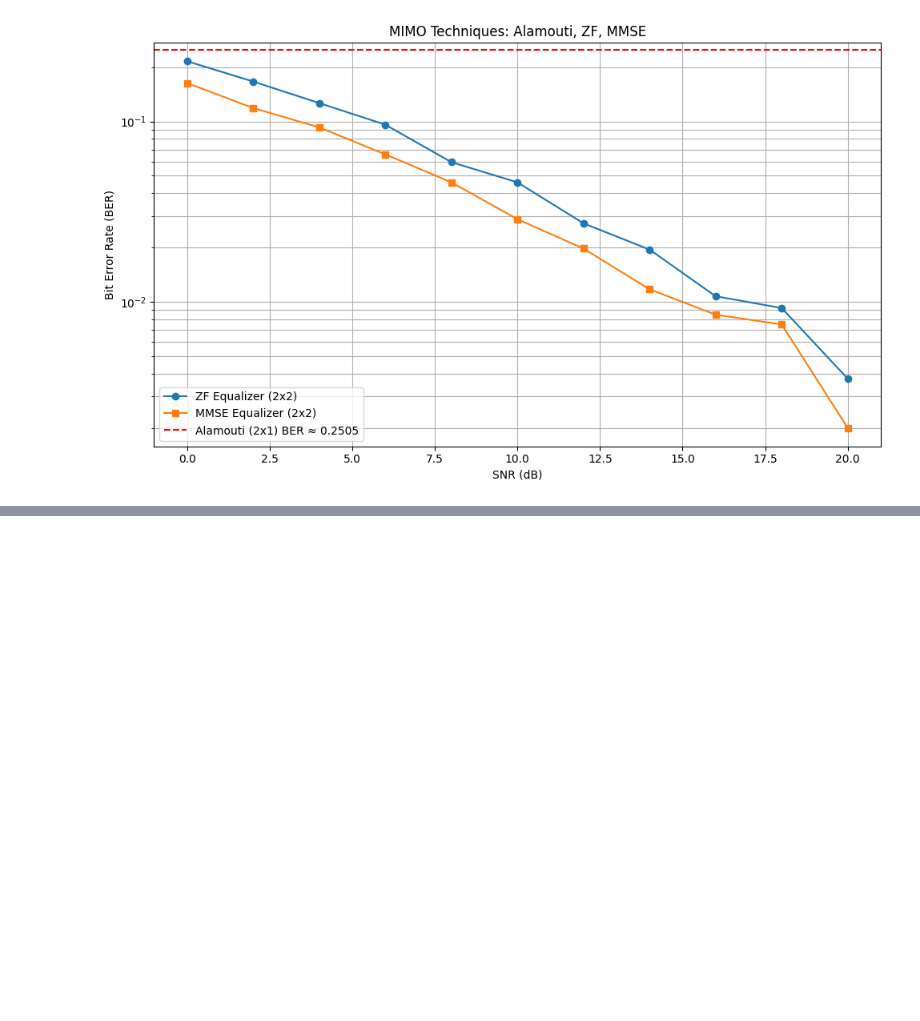
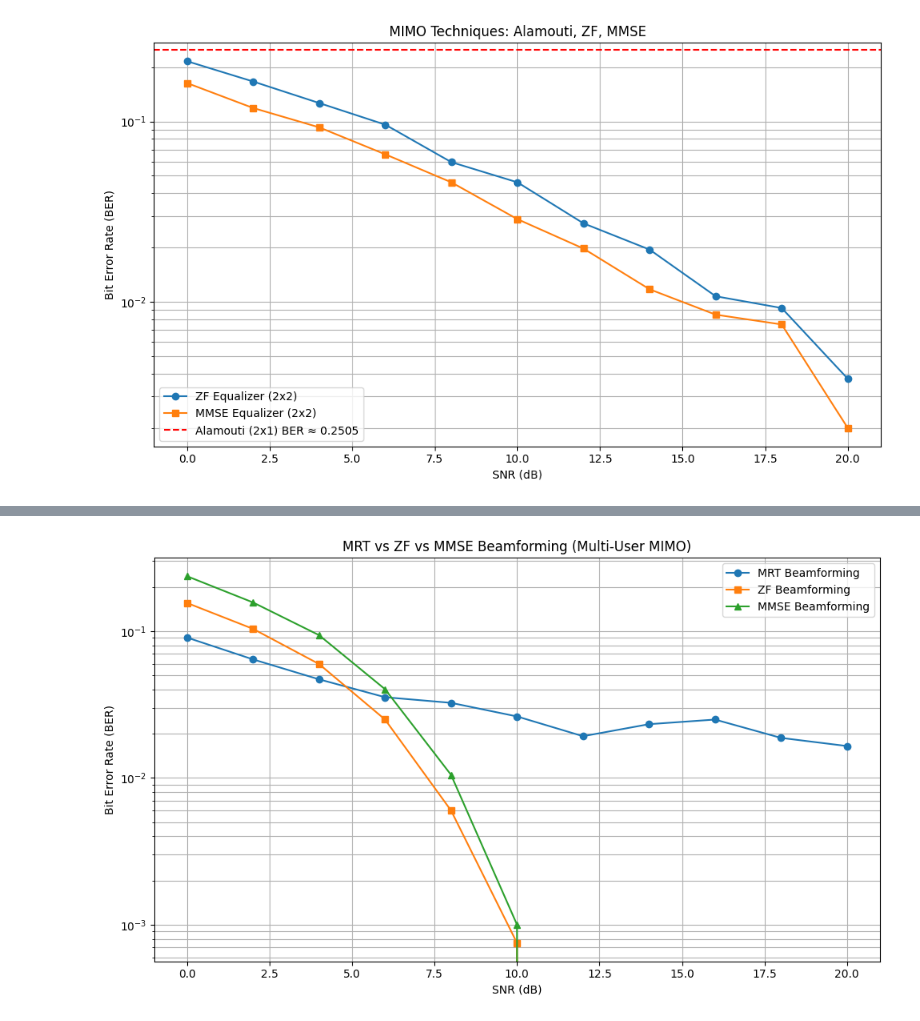
Before and after one commit to hamed-h98/5G_projects, a Jupyter notebook: 02_OFDM_QAM/Tutorial_Notebook/OFDM_QAM_TX_RX.ipynb, the cells around one changed output, grey strips where cells are left out. Cells and saved outputs as stored; diff of their text form; code cells hidden in the pictures; blank space fills up the shorter version.

```diff
--- a/02_OFDM_QAM/Tutorial_Notebook/OFDM_QAM_TX_RX.ipynb
+++ b/02_OFDM_QAM/Tutorial_Notebook/OFDM_QAM_TX_RX.ipynb
@@ -3761,0 +3894,92 @@ plt.show()
+# %%
+import numpy as np
+import matplotlib.pyplot as plt
+
+def simulate_mrt_zf_mmse_beamforming(K=2, Nt=4, snr_db_range=range(0, 21, 2), num_trials=1000):
+    """
+    Simulate MRT, ZF, and MMSE beamforming in a multi-user MIMO downlink system.
+
+    Parameters:
+        K: Number of users (receivers)
+        Nt: Number of transmit antennas
+        snr_db_range: List or range of SNR values in dB
+        num_trials: Monte Carlo trials per SNR point
+
+    Returns:
+        snr_db_range: List of SNR values
+        ber_mrt: Bit error rate for MRT
+        ber_zf: Bit error rate for ZF
+        ber_mmse: Bit error rate for MMSE
+    """
+    ber_mrt = []
+    ber_zf = []
+    ber_mmse = []
+
+    for snr_db in snr_db_range:
+        snr_linear = 10 ** (snr_db / 10)
+        noise_var = 1 / snr_linear
+        errors_mrt = 0
+        errors_zf = 0
+        errors_mmse = 0
+        total_bits = 0
+
+        for _ in range(num_trials):
+            # QPSK symbol vector for each user
+            s = (np.random.choice([-1, 1], K) + 1j * np.random.choice([-1, 1], K)) / np.sqrt(2)
+
+            # Channel matrix (K x Nt)
+            H = (np.random.randn(K, Nt) + 1j * np.random.randn(K, Nt)) / np.sqrt(2)
+
+            # MRT beamforming
+            W_mrt = H.conj().T
+            W_mrt /= np.linalg.norm(W_mrt, axis=0, keepdims=True)
+            x_mrt = W_mrt @ s
+            y_mrt = H @ x_mrt + np.sqrt(noise_var / 2) * (np.random.randn(K) + 1j * np.random.randn(K))
+            s_hat_mrt = y_mrt  # No Rx processing
+
+            # ZF beamforming
+            W_zf = H.conj().T @ np.linalg.inv(H @ H.conj().T)
+            x_zf = W_zf @ s
+            y_zf = H @ x_zf + np.sqrt(noise_var / 2) * (np.random.randn(K) + 1j * np.random.randn(K))
+            s_hat_zf = y_zf
+
+            # MMSE beamforming
+            W_mmse = H.conj().T @ np.linalg.inv(H @ H.conj().T + noise_var * np.eye(K))
+            x_mmse = W_mmse @ s
+            y_mmse = H @ x_mmse + np.sqrt(noise_var / 2) * (np.random.randn(K) + 1j * np.random.randn(K))
+            s_hat_mmse = y_mmse
+
+            # Decision and error counting
+            errors_mrt += np.sum(np.sign(s.real) != np.sign(s_hat_mrt.real)) + \
+                          np.sum(np.sign(s.imag) != np.sign(s_hat_mrt.imag))
+            errors_zf += np.sum(np.sign(s.real) != np.sign(s_hat_zf.real)) + \
+                         np.sum(np.sign(s.imag) != np.sign(s_hat_zf.imag))
+            errors_mmse += np.sum(np.sign(s.real) != np.sign(s_hat_mmse.real)) + \
+                           np.sum(np.sign(s.imag) != np.sign(s_hat_mmse.imag))
+
+            total_bits += 2 * K
+
+        ber_mrt.append(errors_mrt / total_bits)
+        ber_zf.append(errors_zf / total_bits)
+        ber_mmse.append(errors_mmse / total_bits)
+
+    return snr_db_range, ber_mrt, ber_zf, ber_mmse
+
+
+# ---------- Run Simulation ----------
+snrs, ber_mrt, ber_zf, ber_mmse = simulate_mrt_zf_mmse_beamforming()
+
+# ---------- Plot ----------
+plt.figure(figsize=(10, 6))
+plt.semilogy(snrs, ber_mrt, 'o-', label='MRT Beamforming')
+plt.semilogy(snrs, ber_zf, 's-', label='ZF Beamforming')
+plt.semilogy(snrs, ber_mmse, '^-', label='MMSE Beamforming')
+plt.xlabel('SNR (dB)')
+plt.ylabel('Bit Error Rate (BER)')
+plt.title('MRT vs ZF vs MMSE Beamforming (Multi-User MIMO)')
+plt.grid(True, which='both')
+plt.legend()
+plt.tight_layout()
+plt.show()
+# %% [output]
+[figure, added]
```
Also changed, not shown: parts of 10 cells of this notebook.
